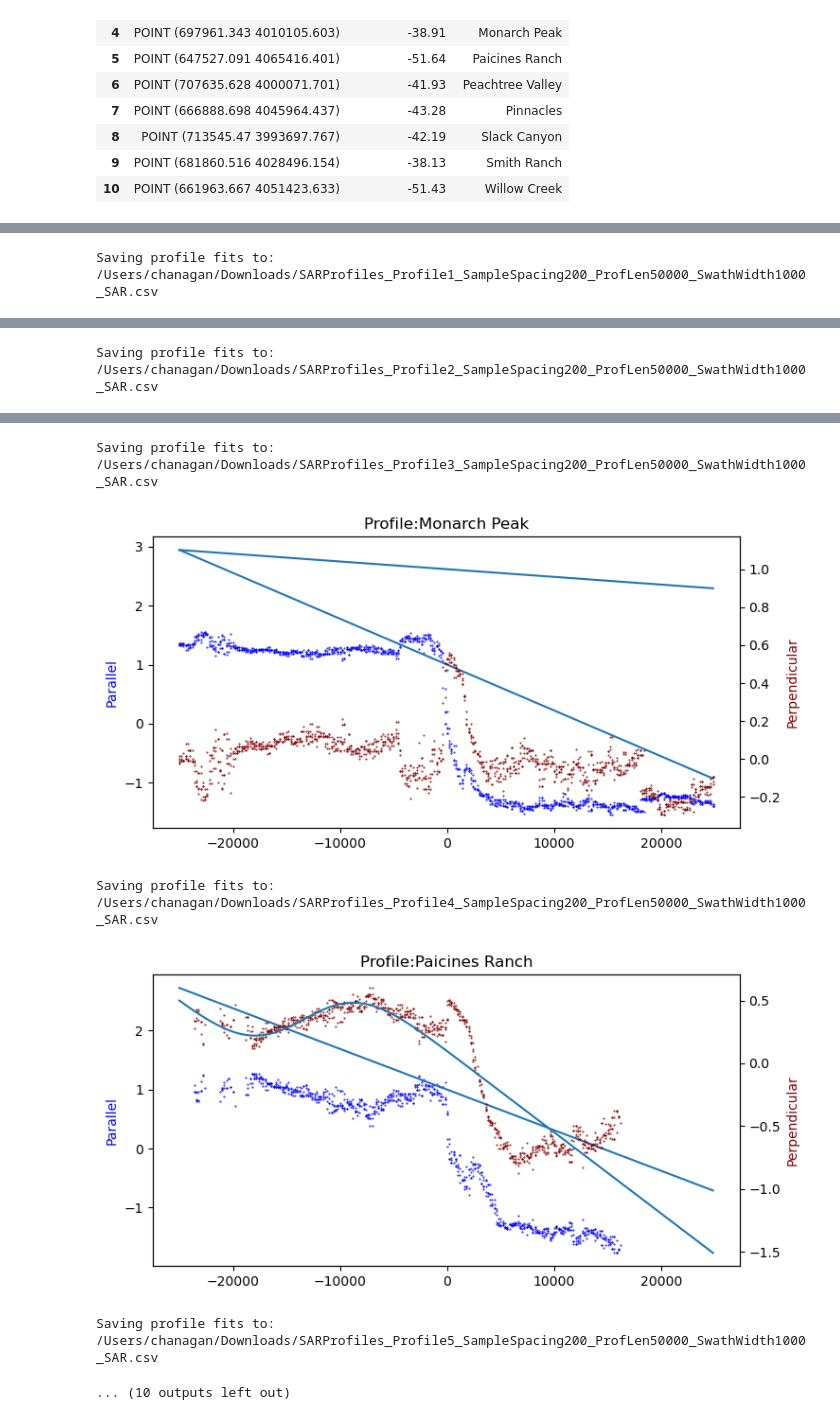
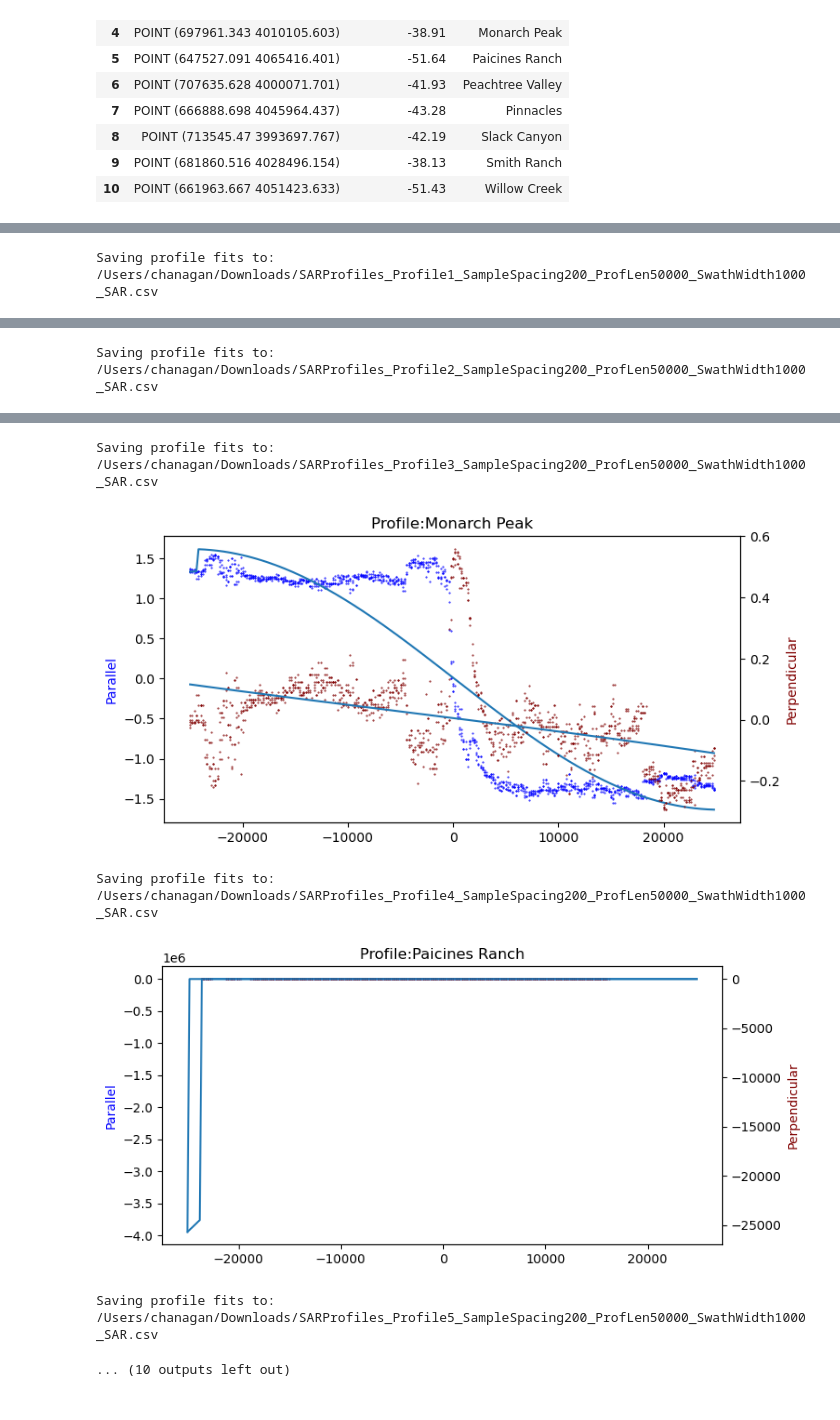
Before and after one commit to cehanagan/ImageryResources, a Jupyter notebook: Notebooks/CSAF_FigureNotebooks/ProfilesAtScale.ipynb, the cells around one changed output, grey strips where cells are left out. Cells and saved outputs as stored; diff of their text form; code cells hidden in the pictures.

Commit message:
Figured out erf parameters etc. update notebooks

```diff
--- a/Notebooks/CSAF_FigureNotebooks/ProfilesAtScale.ipynb
+++ b/Notebooks/CSAF_FigureNotebooks/ProfilesAtScale.ipynb
@@ -146,18 +128,18 @@ for i in np.arange(0, len(points)):
         points.fault_azimuth.iloc[i]
     )
 
-    par_intercept, par_total_offset, par_fault_loc, par_shear_width, par_total_offset_sig, par_fault_loc_sig, par_shear_width_sig, par_slope, par_slope_sig = tt.erf_curve_fit(par, dists, -5,5)
-    perp_intercept, perp_total_offset, perp_fault_loc, perp_shear_width, perp_total_offset_sig, perp_fault_loc_sig, perp_shear_width_sig, perp_slope, perp_slope_sig = tt.erf_curve_fit(perp, dists, -5,5)
+    par_intercept, par_total_offset, par_fault_loc, par_shear_width, par_total_offset_sig, par_fault_loc_sig, par_shear_width_sig, par_slope1, par_slope1_sig, par_slope2, par_slope2_sig = tt.erf_curve_fit_twoslope(par, dists)
+    perp_intercept, perp_total_offset, perp_fault_loc, perp_shear_width, perp_total_offset_sig, perp_fault_loc_sig, perp_shear_width_sig, perp_slope1, perp_slope1_sig, perp_slope2, perp_slope2_sig = tt.erf_curve_fit_twoslope(perp, dists)
 
     if plot is True:
         plt.figure(figsize=(8,4))
         plt.title('Profile:'+points.Name.iloc[i])
         plt.scatter(dists,par,s=0.2,color='blue')
-        plt.plot(dists,tt.erf_function(dists,par_intercept,par_total_offset, par_fault_loc, par_shear_width, par_slope))
+        plt.plot(dists,tt.erf_function_twoslope(dists,par_intercept,par_total_offset, par_fault_loc, par_shear_width, par_slope1, par_slope2))
         plt.ylabel('Parallel',color='blue')
         plt.twinx()
         plt.scatter(dists,perp,s=0.2,color='maroon')
-        plt.plot(dists,tt.erf_function(dists,perp_intercept,perp_total_offset, perp_fault_loc, perp_shear_width, perp_slope))
+        plt.plot(dists,tt.erf_function_twoslope(dists,perp_intercept,perp_total_offset, perp_fault_loc, perp_shear_width, perp_slope1, perp_slope2))
         plt.ylabel('Perpendicular',color='maroon')
         plt.xlabel('Profile Distance')
         plt.show()
@@ -184,6 +166,6 @@ Saving profile fits to: /Users/chanagan/Downloads/SARProfiles_Profile2_SampleSpa
 Saving profile fits to: /Users/chanagan/Downloads/SARProfiles_Profile3_SampleSpacing200_ProfLen50000_SwathWidth1000_SAR.csv
-[figure, old version]
+[figure, new version]
 Saving profile fits to: /Users/chanagan/Downloads/SARProfiles_Profile4_SampleSpacing200_ProfLen50000_SwathWidth1000_SAR.csv
-[figure, old version]
+[figure, new version]
 Saving profile fits to: /Users/chanagan/Downloads/SARProfiles_Profile5_SampleSpacing200_ProfLen50000_SwathWidth1000_SAR.csv
 ... (10 outputs left out)
```
Also changed, not shown: parts of 7 cells of this notebook, 1 other file.
